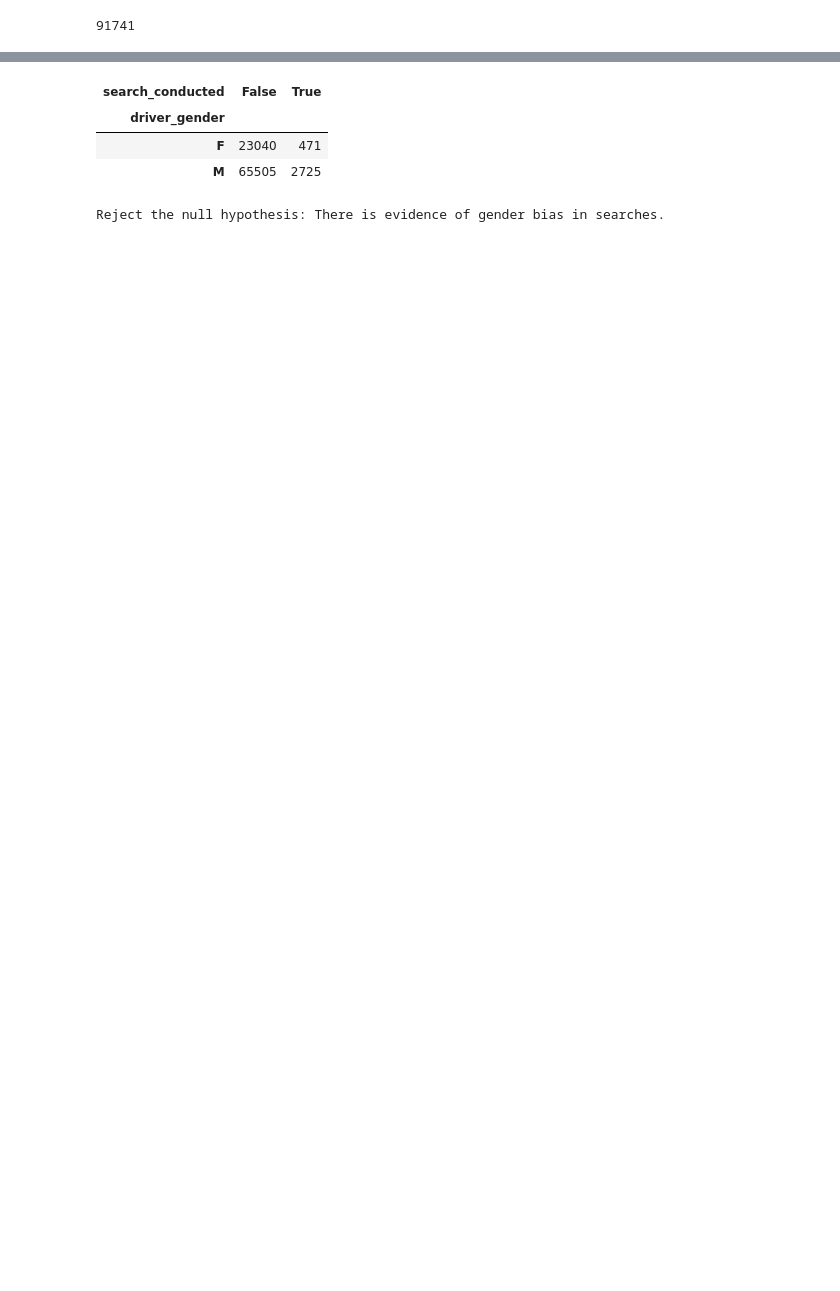
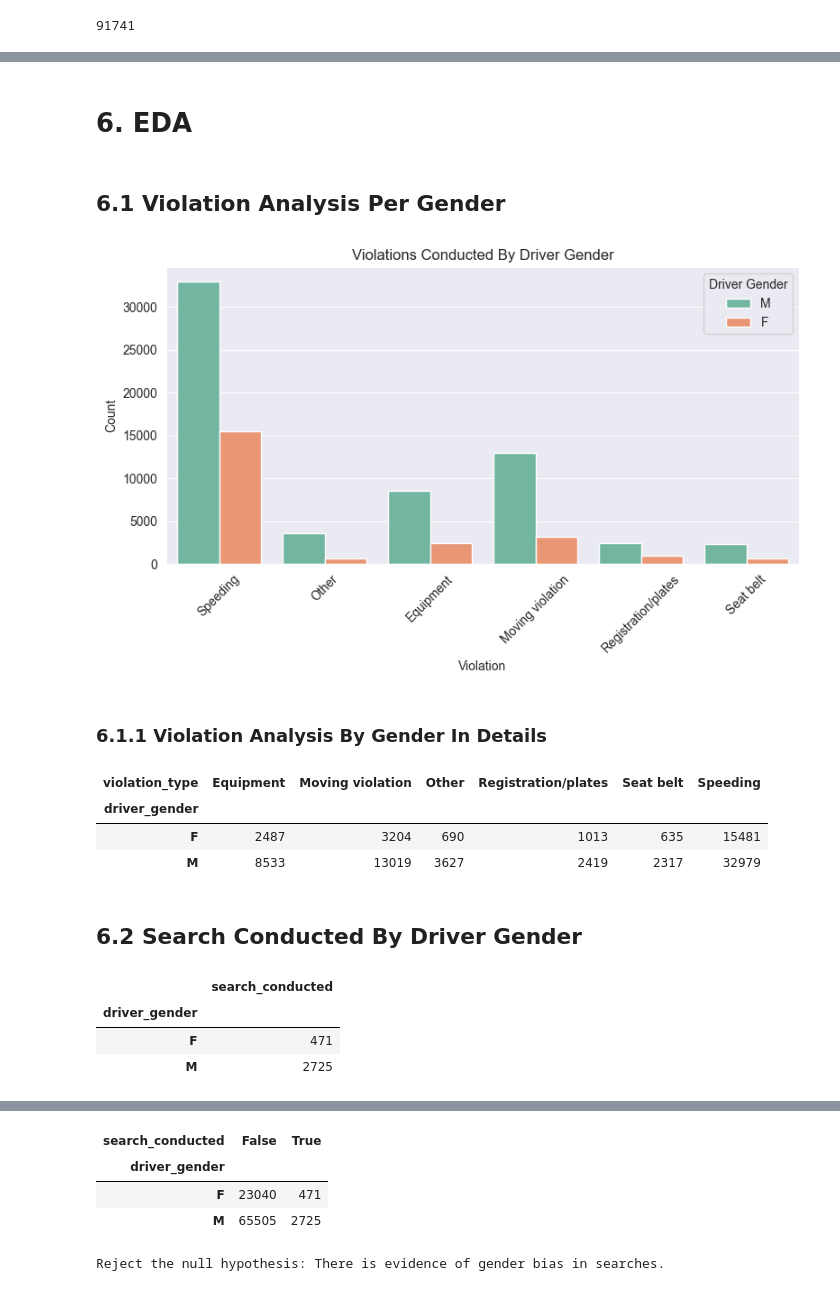
Before and after one commit to mohammadreza-mohammadi94/DataAnalysis-And-MachineLearning, a Jupyter notebook: Police/Police-Dataset.ipynb, the cells around one changed output, grey strips where cells are left out. Cells and saved outputs as stored; diff of their text form; code cells hidden in the pictures; blank space fills up the shorter version.

Commit message:
update project with more plots and analysis

```diff
--- a/Police/Police-Dataset.ipynb
+++ b/Police/Police-Dataset.ipynb
@@ -496,0 +458,37 @@ plt.show()
+# %% [markdown]
+# 6. EDA <a id=6></a>
+# %% [markdown]
+## 6.1 Violation Analysis Per Gender <a id=6.1></a>
+# %%
+plt.figure(figsize=(8, 5))
+sns.countplot(x='violation_type', hue='driver_gender', data=df, palette='Set2')
+plt.title('Violations Conducted By Driver Gender')
+plt.xlabel('Violation')
+plt.ylabel('Count')
+plt.xticks(rotation=45)
+plt.legend(title='Driver Gender')
+plt.tight_layout()
+
+# Show the plot
+plt.show()
+# %% [output]
+[figure, added]
+# %% [markdown]
+### 6.1.1 Violation Analysis By Gender In Details <a id=6.1.1></a>
+# %%
+violation_by_gender = pd.crosstab(df['driver_gender'], df['violation_type'])
+violation_by_gender
+# %% [output]
+| violation_type | Equipment | Moving violation | Other | Registration/plates | Seat belt | Speeding |
+| driver_gender |  |  |  |  |  |  |
+| F | 2487 | 3204 | 690 | 1013 | 635 | 15481 |
+| M | 8533 | 13019 | 3627 | 2419 | 2317 | 32979 |
+# %% [markdown]
+## 6.2 Search Conducted By Driver Gender <a id=6.2></a>
+# %%
+df.groupby('driver_gender')['search_conducted'].sum().to_frame()
+# %% [output]
+|  | search_conducted |
+| driver_gender |  |
+| F | 471 |
+| M | 2725 |
```
Also changed, not shown: parts of 163 cells of this notebook.
